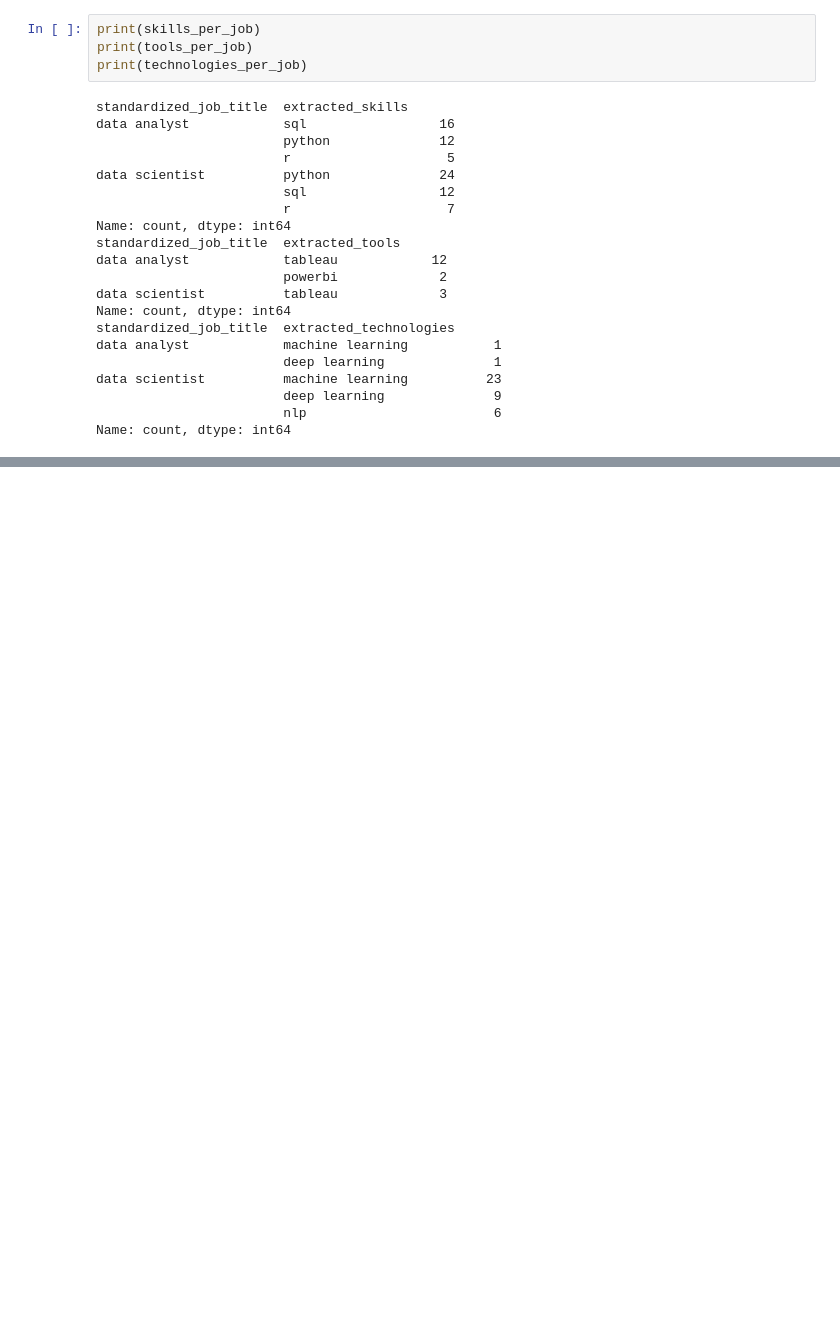
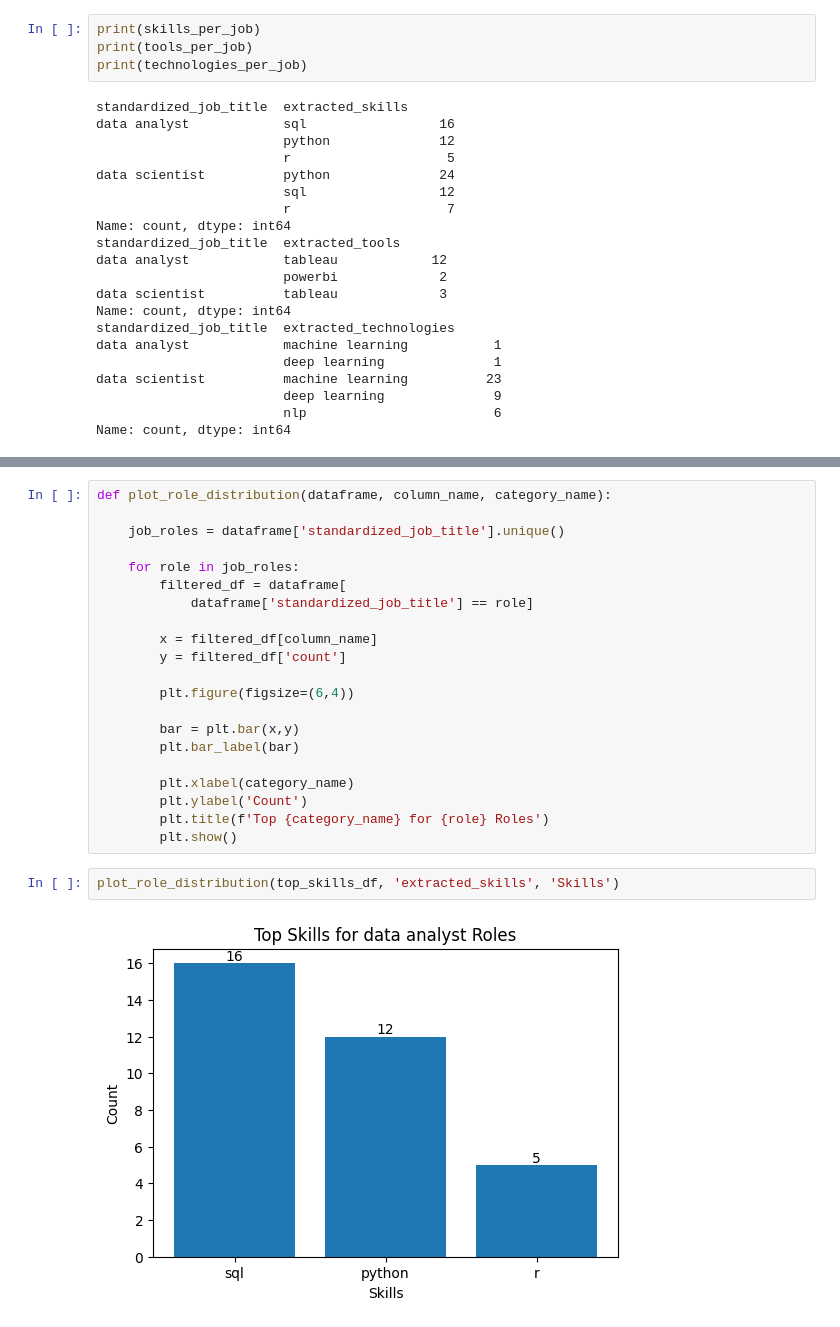
Before and after one commit to AntonioJabbour/job_market_inteligence, a Jupyter notebook: notebooks/02_skill_analysis.ipynb, the cells around one changed output, grey strips where cells are left out. Drawn from its saved outputs; the diff is of its cells as text; blank space fills up the shorter version.

```diff
--- a/notebooks/02_skill_analysis.ipynb
+++ b/notebooks/02_skill_analysis.ipynb
@@ -145,0 +329,25 @@ Name: count, dtype: int64
+# %%
+def plot_role_distribution(dataframe, column_name, category_name):
+
+    job_roles = dataframe['standardized_job_title'].unique()
+
+    for role in job_roles:
+        filtered_df = dataframe[
+            dataframe['standardized_job_title'] == role]
+
+        x = filtered_df[column_name]
+        y = filtered_df['count']
+
+        plt.figure(figsize=(6,4))
+
+        bar = plt.bar(x,y)
+        plt.bar_label(bar)
+
+        plt.xlabel(category_name)
+        plt.ylabel('Count')
+        plt.title(f'Top {category_name} for {role} Roles')
+        plt.show()
+# %%
+plot_role_distribution(top_skills_df, 'extracted_skills', 'Skills')
+# %% [output]
+[figure, added]
```
Also changed, not shown: parts of 34 cells of this notebook.
